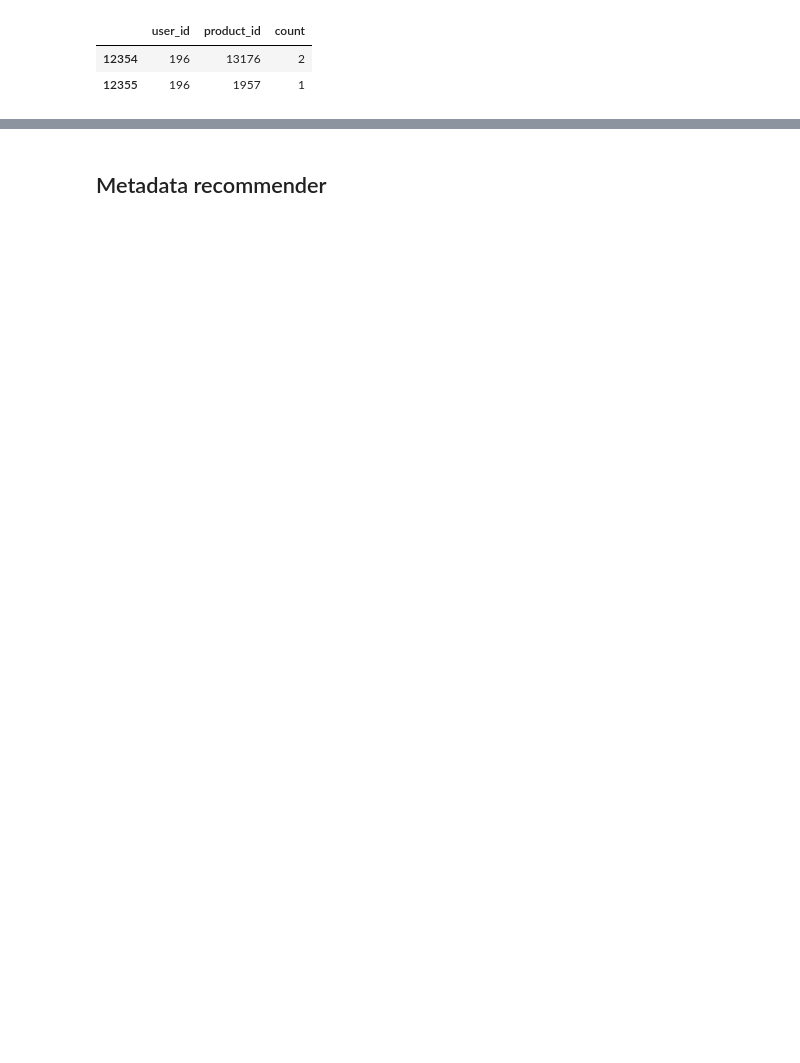
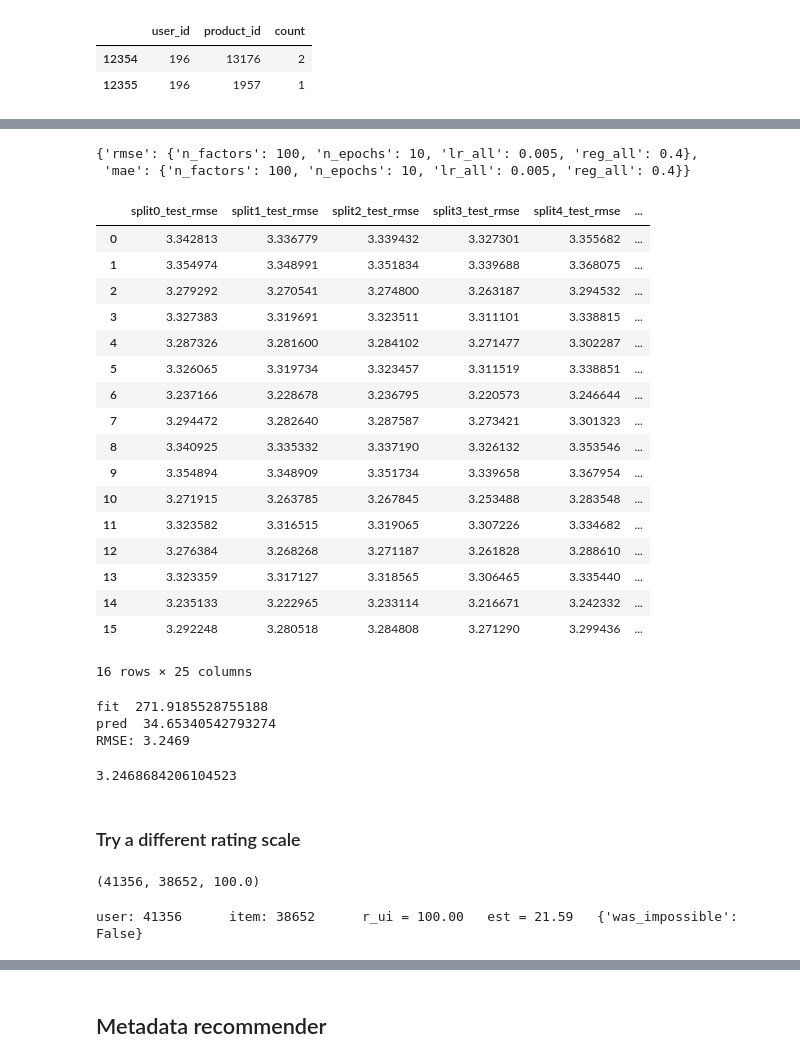
Before and after one commit to melodygr/grocery_recommendation, a Jupyter notebook: Capstone_Project.ipynb, the cells around one changed output, grey strips where cells are left out. Cells and saved outputs as stored; diff of their text form; code cells hidden in the pictures; blank space fills up the shorter version.

```diff
--- a/Capstone_Project.ipynb
+++ b/Capstone_Project.ipynb
@@ -1610,3 +1571,3 @@ accuracy.rmse(predictions)
 # %%
-algo = pickle.load(open("algo.p", "rb"))
+# algo = pickle.load(open("svd_algo.p", "rb"))
 # %%
@@ -1659,0 +1616,69 @@ user: 171310     item: 893        r_ui = 1.00   est = 2.44   {'was_impossible':
+# %%
+gs_model = pickle.load(open("gs_model.p", "rb"))
+# %%
+gs_model.best_params
+# %% [output]
+{'rmse': {'n_factors': 100, 'n_epochs': 10, 'lr_all': 0.005, 'reg_all': 0.4},
+ 'mae': {'n_factors': 100, 'n_epochs': 10, 'lr_all': 0.005, 'reg_all': 0.4}}
+# %%
+results_df = pd.DataFrame.from_dict(gs_model.cv_results)
+# %%
+results_df
+# %% [output]
+|  | split0_test_rmse | split1_test_rmse | split2_test_rmse | split3_test_rmse | split4_test_rmse | ... |
+| 0 | 3.342813 | 3.336779 | 3.339432 | 3.327301 | 3.355682 | ... |
+| 1 | 3.354974 | 3.348991 | 3.351834 | 3.339688 | 3.368075 | ... |
+| 2 | 3.279292 | 3.270541 | 3.274800 | 3.263187 | 3.294532 | ... |
+| 3 | 3.327383 | 3.319691 | 3.323511 | 3.311101 | 3.338815 | ... |
+| 4 | 3.287326 | 3.281600 | 3.284102 | 3.271477 | 3.302287 | ... |
+| 5 | 3.326065 | 3.319734 | 3.323457 | 3.311519 | 3.338851 | ... |
+| 6 | 3.237166 | 3.228678 | 3.236795 | 3.220573 | 3.246644 | ... |
+| 7 | 3.294472 | 3.282640 | 3.287587 | 3.273421 | 3.301323 | ... |
+| 8 | 3.340925 | 3.335332 | 3.337190 | 3.326132 | 3.353546 | ... |
+| 9 | 3.354894 | 3.348909 | 3.351734 | 3.339658 | 3.367954 | ... |
+| 10 | 3.271915 | 3.263785 | 3.267845 | 3.253488 | 3.283548 | ... |
+| 11 | 3.323582 | 3.316515 | 3.319065 | 3.307226 | 3.334682 | ... |
+| 12 | 3.276384 | 3.268268 | 3.271187 | 3.261828 | 3.288610 | ... |
+| 13 | 3.323359 | 3.317127 | 3.318565 | 3.306465 | 3.335440 | ... |
+| 14 | 3.235133 | 3.222965 | 3.233114 | 3.216671 | 3.242332 | ... |
+| 15 | 3.292248 | 3.280518 | 3.284808 | 3.271290 | 3.299436 | ... |
+16 rows × 25 columns
+# %%
+# Creating the model from the best params
+
+tic = time.time()
+
+svd_best_gs = SVD(n_factors = 100, n_epochs = 10, lr_all = 0.005, reg_all = 0.4)
+
+svd_best_gs.fit(trainset)
+
+fit_time = time.time()-tic
+print('fit ', fit_time)
+toc = time.time()
+
+predictions = svd_best_gs.test(testset)
+
+pred_time = time.time()-toc
+print('pred ', pred_time)
+
+# Then compute RMSE
+accuracy.rmse(predictions)
+# %% [output]
+fit  271.9185528755188
+pred  34.65340542793274
+RMSE: 3.2469
+3.2468684206104523
+# %% [markdown]
+### Try a different rating scale
+# %%
+# I am curious how the model predicts one of the items purchased 100 times
+
+max(testset,key=lambda item:item[2])
+# %% [output]
+(41356, 38652, 100.0)
+# %%
+# This one was predicted to be 21.59, that's pretty far off
+
+pred = svd_best_gs.predict(41356,38652, r_ui=100.0, verbose=True)
+# %% [output]
+user: 41356      item: 38652      r_ui = 100.00   est = 21.59   {'was_impossible': False}
```
Also changed, not shown: parts of 77 cells of this notebook, 1 other file.
